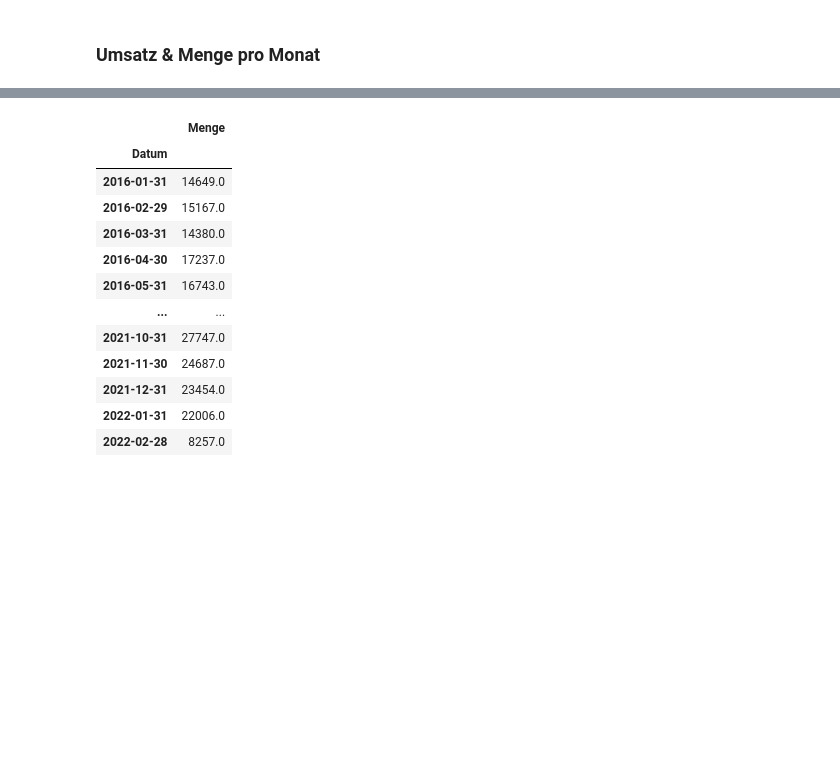
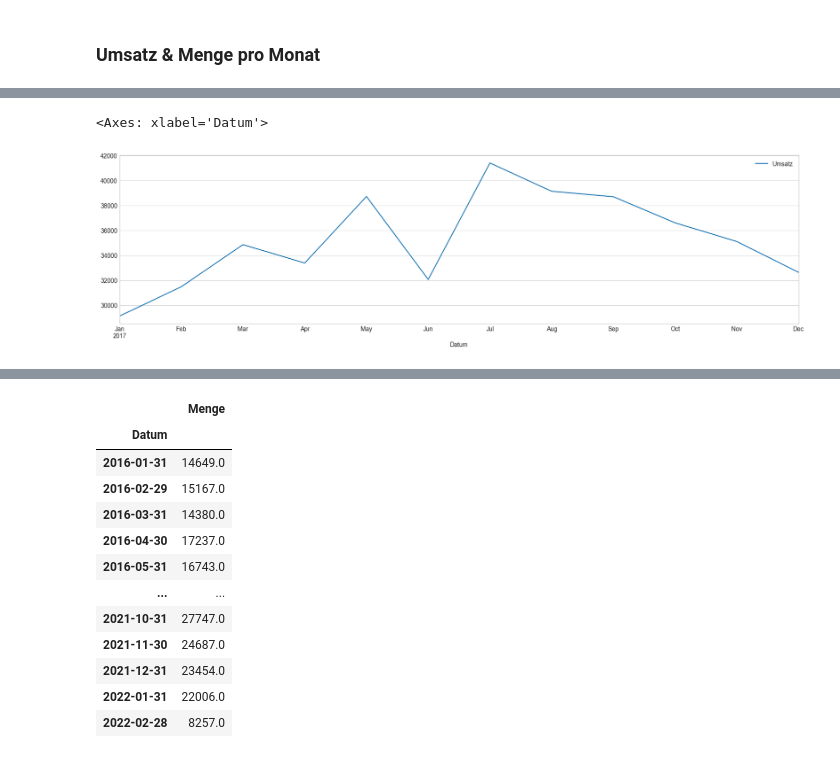
Before and after one commit to mrtz-wssl/KI_in_KMU, a Jupyter notebook: KI_in_KMU_Main.ipynb, the cells around one changed output, grey strips where cells are left out. Saved outputs shown, nothing was run; the diff lists cells and outputs as text; code cells hidden in the pictures; blank space fills up the shorter version.

```diff
--- a/KI_in_KMU_Main.ipynb
+++ b/KI_in_KMU_Main.ipynb
@@ -560,0 +576,14 @@ data_3_M[(start_date <= data_3_M.index) & (data_3_M.index <= end_date)].plot(gri
+# %%
+# Visualisierung: Umsatz pro Monat für das Jahr 2017
+
+%matplotlib inline
+
+# data_3_M.plot(grid='on', figsize=(15,5))
+
+from datetime import datetime
+start_date = datetime(2017, 1, 31)
+end_date = datetime(2017, 12, 31)
+data_3_M[(start_date <= data_3_M.index) & (data_3_M.index <= end_date)].plot(grid='on', figsize=(20,5))
+# %% [output]
+<Axes: xlabel='Datum'>
+[figure, added]
```
Also changed, not shown: parts of 16 cells of this notebook.
